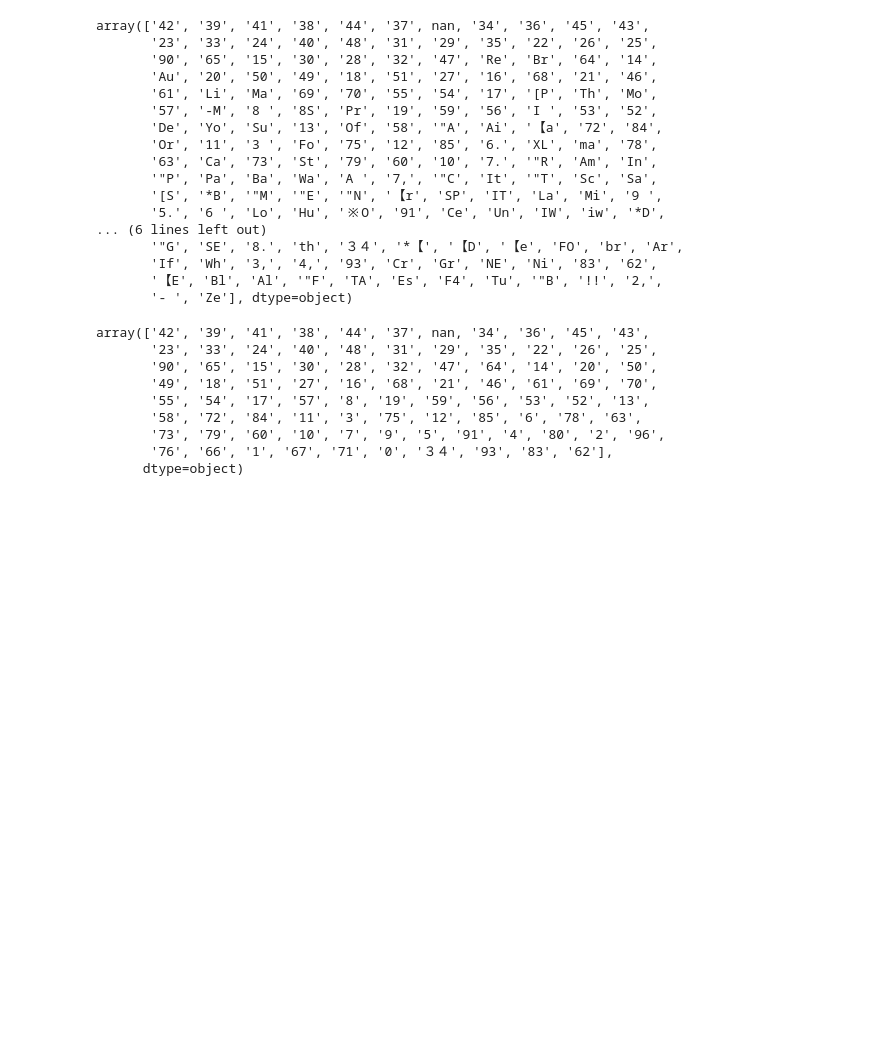
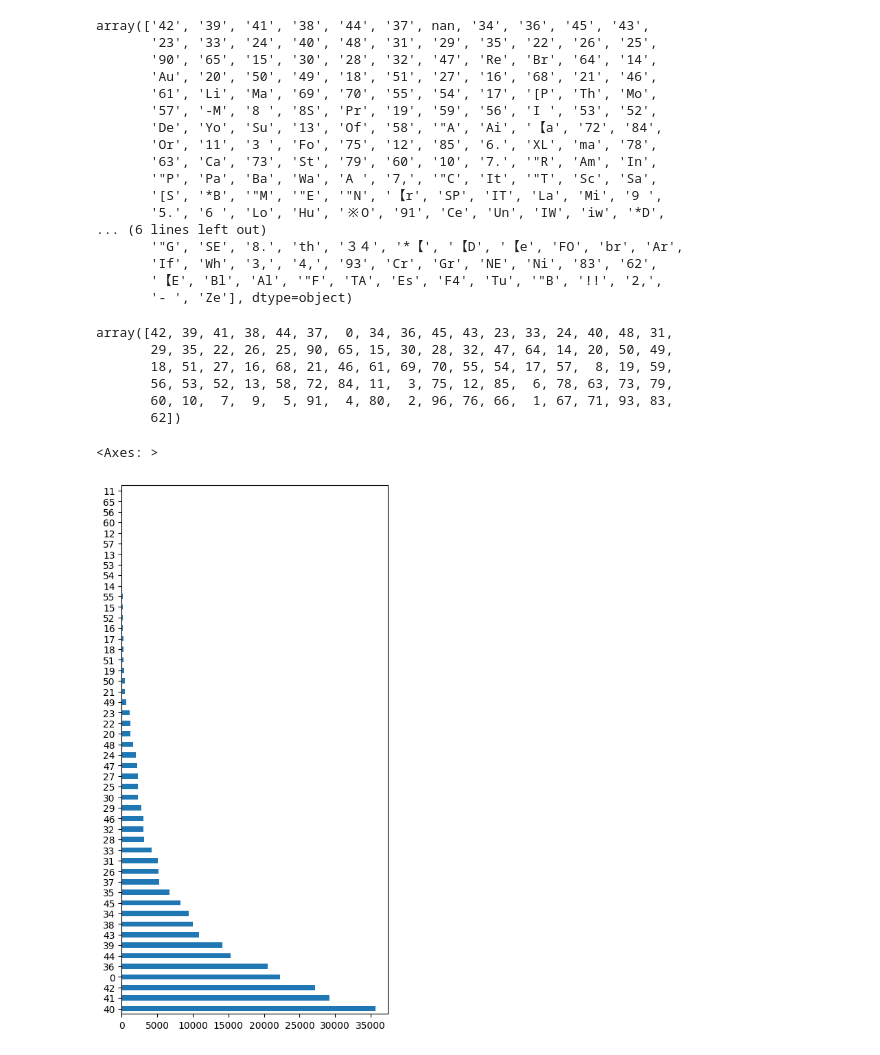
Before and after one commit to aelukin/ML_ITMO, a Jupyter notebook: watch_market_analysis.ipynb, the cells around one changed output. Saved outputs shown, nothing was run; the diff lists cells and outputs as text; code cells hidden in the pictures; blank space fills up the shorter version.

```diff
--- a/watch_market_analysis.ipynb
+++ b/watch_market_analysis.ipynb
@@ -302,0 +344,4 @@ Name: price, Length: 36829, dtype: int64
+# %%
+data['yop']=data['yop'].str.replace('\W','',regex=True)
+data['yop']=data['yop'].str.replace('(\D+)', '',regex=True)
+data['yop'].replace('', np.nan, inplace=True)
@@ -349,16 +418,21 @@ array(['42', '39', '41', '38', '44', '37', nan, '34', '36', '45', '43',
 # %%
 data['size']=data['size'].str.replace('\W','',regex=True)
 data['size']=data['size'].str.replace('(\D+)', '',regex=True)
-data['size'].replace('', np.nan, inplace=True)
+data['size'].replace('', 0, inplace=True)
+data['size'].replace(np.nan, 0, inplace=True)
+# %%
+data['size']=data['size'].astype(int)
 # %%
 data['size'].unique()
 # %% [output]
-array(['42', '39', '41', '38', '44', '37', nan, '34', '36', '45', '43',
-       '23', '33', '24', '40', '48', '31', '29', '35', '22', '26', '25',
-       '90', '65', '15', '30', '28', '32', '47', '64', '14', '20', '50',
-       '49', '18', '51', '27', '16', '68', '21', '46', '61', '69', '70',
-       '55', '54', '17', '57', '8', '19', '59', '56', '53', '52', '13',
-       '58', '72', '84', '11', '3', '75', '12', '85', '6', '78', '63',
-       '73', '79', '60', '10', '7', '9', '5', '91', '4', '80', '2', '96',
-       '76', '66', '1', '67', '71', '0', '３４', '93', '83', '62'],
-      dtype=object)
+array([42, 39, 41, 38, 44, 37,  0, 34, 36, 45, 43, 23, 33, 24, 40, 48, 31,
+       29, 35, 22, 26, 25, 90, 65, 15, 30, 28, 32, 47, 64, 14, 20, 50, 49,
+       18, 51, 27, 16, 68, 21, 46, 61, 69, 70, 55, 54, 17, 57,  8, 19, 59,
+       56, 53, 52, 13, 58, 72, 84, 11,  3, 75, 12, 85,  6, 78, 63, 73, 79,
+       60, 10,  7,  9,  5, 91,  4, 80,  2, 96, 76, 66,  1, 67, 71, 93, 83,
+       62])
+# %%
+data['size'].value_counts()[:50].plot(kind='barh',figsize=(5,10))
+# %% [output]
+<Axes: >
+[figure, added]
```
Also changed, not shown: parts of 10 cells of this notebook.
